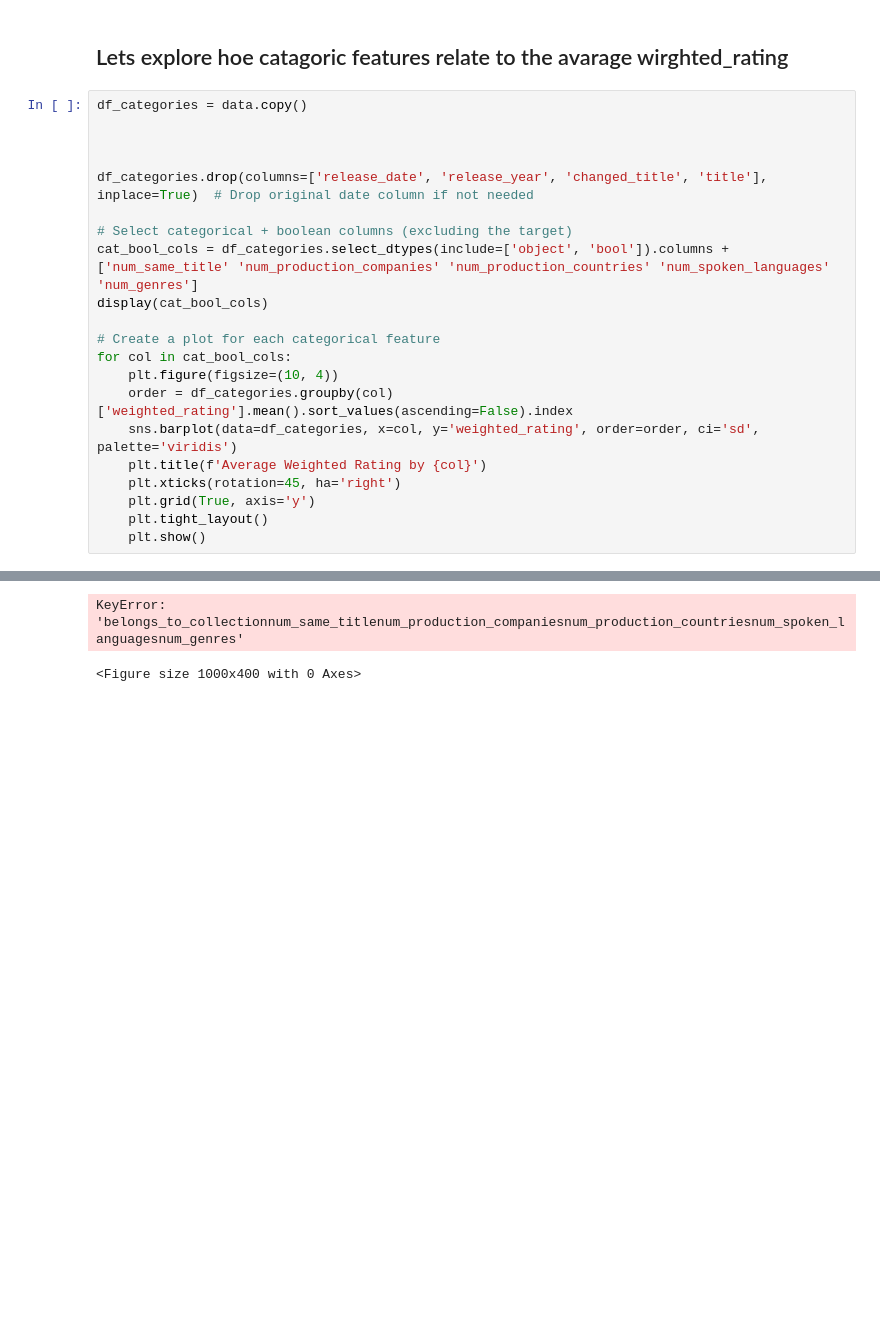
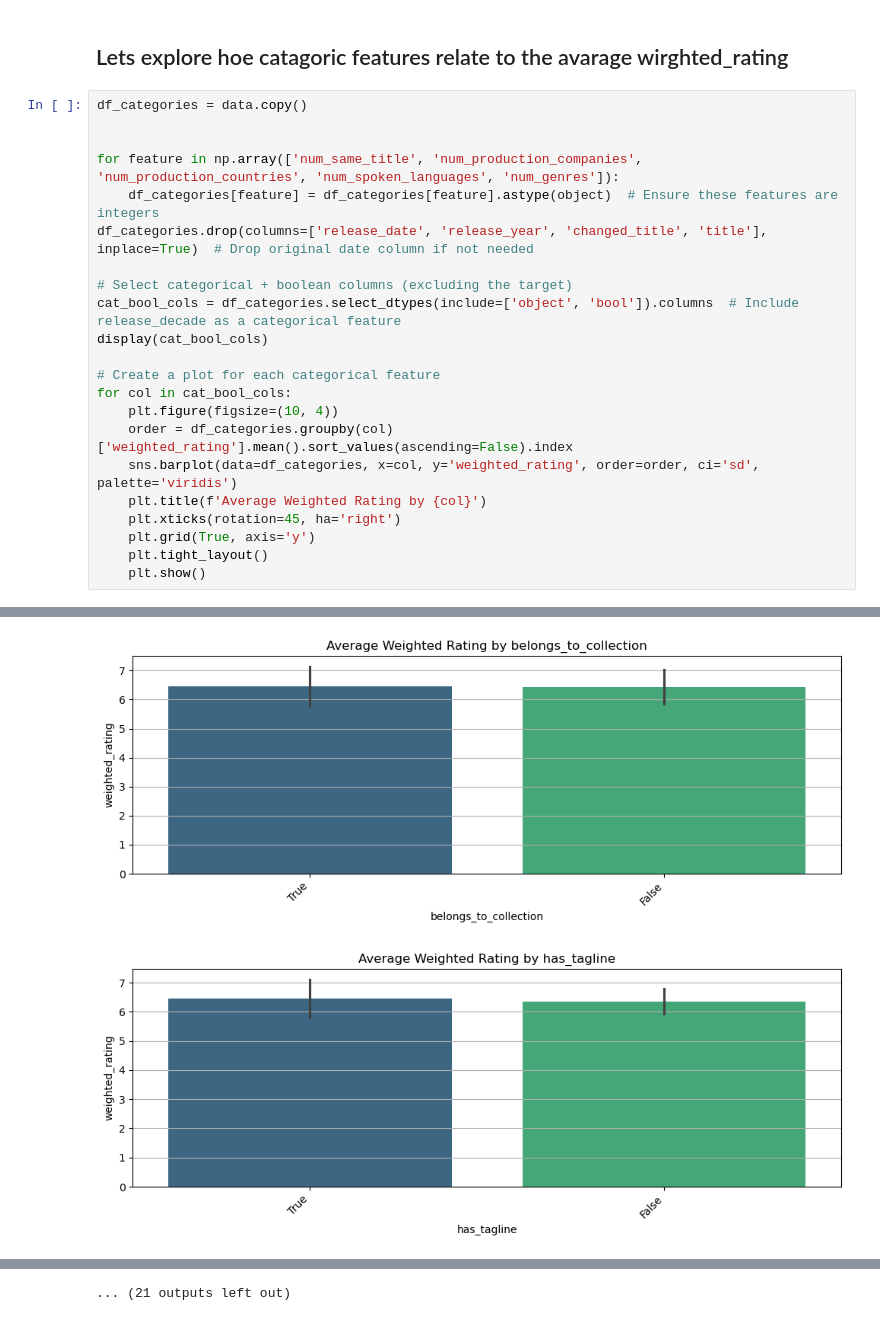
Before and after one commit to Shlezman/DS-principles-project, a Jupyter notebook: Omri-ml-predictions.ipynb, the cells around one changed output, grey strips where cells are left out. Cells and saved outputs as stored; diff of their text form; blank space fills up the shorter version.

```diff
--- a/Omri-ml-predictions.ipynb
+++ b/Omri-ml-predictions.ipynb
@@ -211,11 +207,12 @@ Passing `palette` without assigning `hue` is deprecated and will be removed in v
 df_categories = data.copy()
 
 
-
+for feature in np.array(['num_same_title', 'num_production_companies', 'num_production_countries', 'num_spoken_languages', 'num_genres']):
+    df_categories[feature] = df_categories[feature].astype(object)  # Ensure these features are integers
 df_categories.drop(columns=['release_date', 'release_year', 'changed_title', 'title'], inplace=True)  # Drop original date column if not needed
 
 # Select categorical + boolean columns (excluding the target)
-cat_bool_cols = df_categories.select_dtypes(include=['object', 'bool']).columns + ['num_same_title' 'num_production_companies' 'num_production_countries' 'num_spoken_languages' 'num_genres']
+cat_bool_cols = df_categories.select_dtypes(include=['object', 'bool']).columns  # Include release_decade as a categorical feature
 display(cat_bool_cols)
 
 # Create a plot for each categorical feature
@@ -248 +237,3 @@ Index(['belongs_to_collectionnum_same_titlenum_production_companiesnum_productio
       dtype='object')
+[figure, added]
+[figure, added]
@@ -249,3 +249,2 @@ Index(['belongs_to_collectionnum_same_titlenum_production_companiesnum_productio
-KeyError: 'belongs_to_collectionnum_same_titlenum_production_companiesnum_production_countriesnum_spoken_languagesnum_genres'
+... (21 outputs left out)
-<Figure size 1000x400 with 0 Axes>
 # %% [markdown]
```
Also changed, not shown: parts of 19 cells of this notebook, 5 other files.
